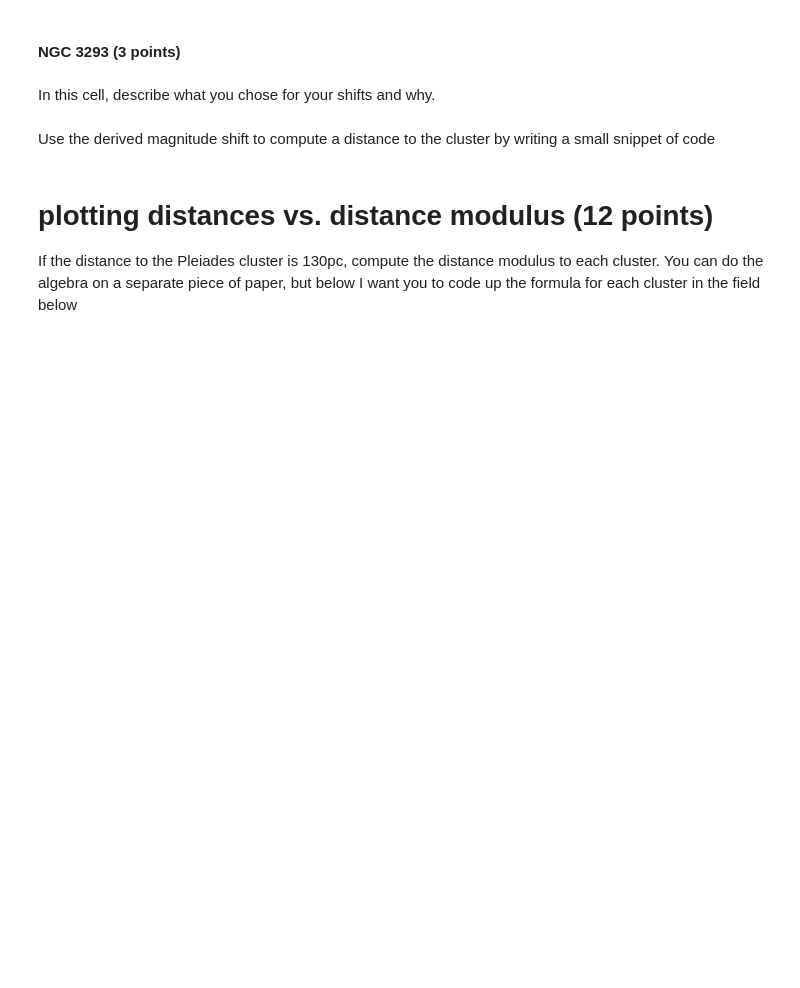
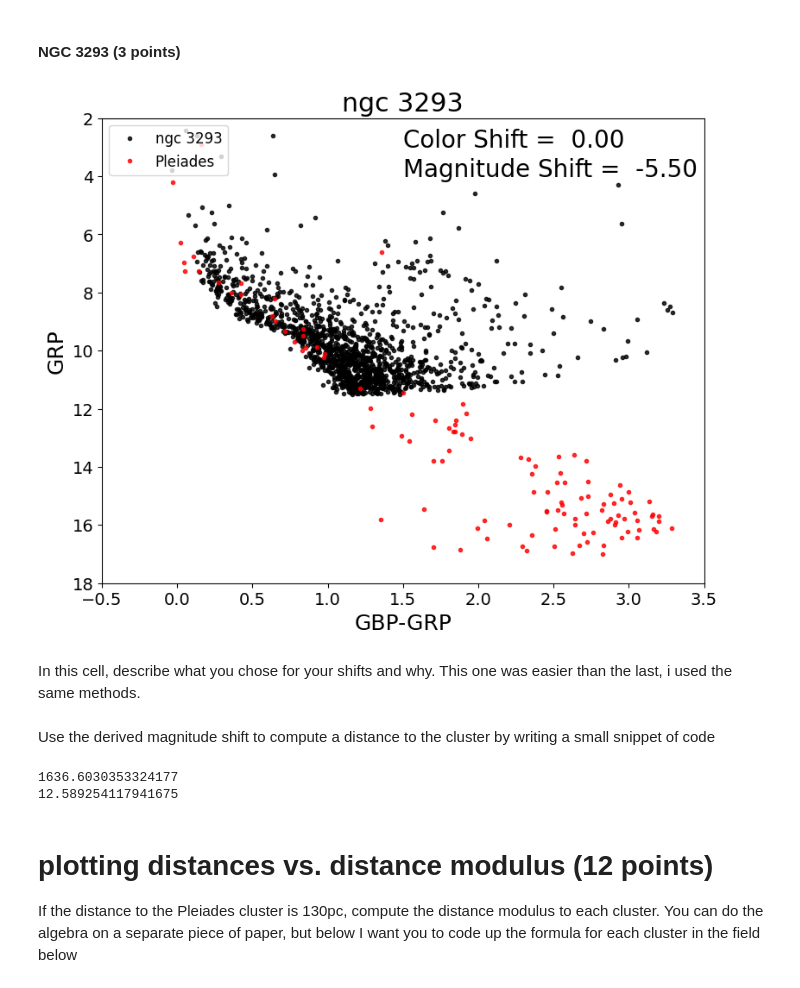
Before and after one commit to Parkerwise/CMD_distmod_student, a Jupyter notebook: cluster_plot_student.ipynb, the cells around one changed output. Cells and saved outputs as stored; diff of their text form; code cells hidden in the pictures; blank space fills up the shorter version.

```diff
--- a/cluster_plot_student.ipynb
+++ b/cluster_plot_student.ipynb
@@ -99,9 +138,12 @@ print(dist_ratio_ngc6231)
 # %% [markdown]
 #### NGC 3293  (3 points)
 # %%
-cp.cmdplot(clustname='ngc 3293',magshift=0.0,colshift=0.0)
+cp.cmdplot(clustname='ngc 3293',magshift=-5.5,colshift=0.0)
+# %% [output]
+[figure, added]
 # %% [markdown]
 In this cell, describe what you chose for your shifts and why.
+This one was easier than the last, i used the same methods.
 # %% [markdown]
 Use the derived magnitude shift to compute a distance to the cluster by writing a small snippet of code
 # %%
@@ -110,12 +152,17 @@ Use the derived magnitude shift to compute a distance to the cluster by writing
 #### Write code here.
 
 # enter your calculated shift here
-shift_ngc3293 =
+#using same methods, user defind function
+shift_ngc3293 = magshift_to_distance(-5.5)
+print(shift_ngc3293)
 
 # Assuming the distance to M45 is 130pc write an code expression that converts your shift into the ratio of the distances
 #the Pleiades to this cluster
-dist_ratio_ngc3293 =
+dist_ratio_ngc3293 = shift_ngc3293/130
 print(dist_ratio_ngc3293)
+# %% [output]
+1636.6030353324177
+12.589254117941675
 # %% [markdown]
 # plotting distances vs. distance modulus  (12 points)
 If the distance to the Pleiades cluster is 130pc, compute the distance modulus to each cluster.  You can do the algebra on a separate piece of paper, but below I want you to code up the formula for each cluster in the field below
```
Also changed, not shown: parts of 18 cells of this notebook.
